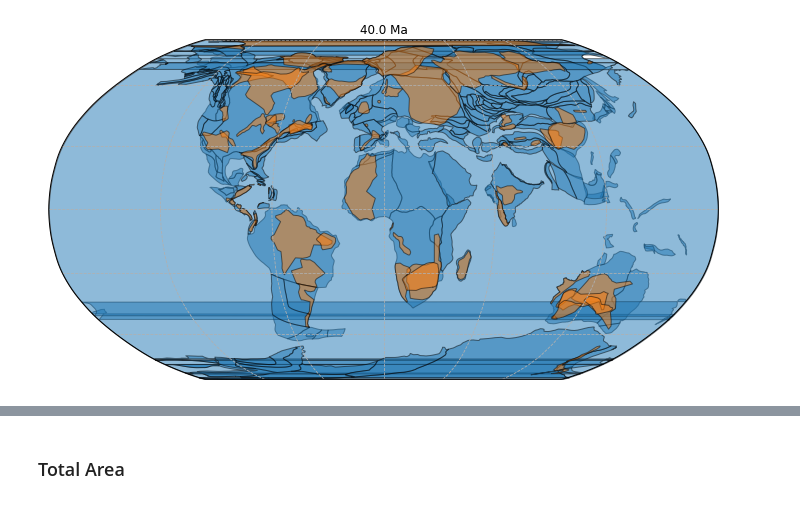
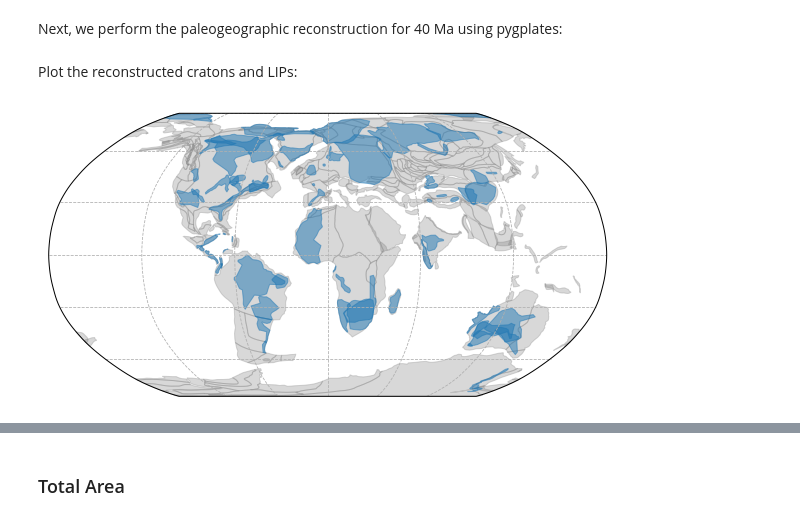
Before and after one commit to Swanson-Hysell-Group/2020_large_igneous_provinces, a Jupyter notebook: Code/LIP_Reconstruction.ipynb, the cells around one changed output, grey strips where cells are left out. Drawn from its saved outputs; the diff is of its cells as text; code cells hidden in the pictures.

```diff
--- a/Code/LIP_Reconstruction.ipynb
+++ b/Code/LIP_Reconstruction.ipynb
@@ -223,6 +229,8 @@ band_width = 5
 lat_mins = np.arange(-90           , 90           , band_width)
 lat_maxs = np.arange(-90+band_width, 90+band_width, band_width)
 lat_mids = lat_mins + (lat_maxs-lat_mins)/2
+# %% [markdown]
+Next, we perform the paleogeographic reconstruction for 40 Ma using pygplates:
 # %%
 # input parameters
 t = 40     #reconstruction time
@@ -235,7 +243,5 @@ pygplates.reconstruct(craton_feature_collection, model, reconstructed_cratons, t
 # carry out the reconstruction for the LIPs
 reconstructed_LIPs = []
 pygplates.reconstruct(LIP_feature_collection, model, reconstructed_LIPs, t, anchor)
-# %%
-plot_reconstruction([reconstructed_cratons, reconstructed_LIPs], ['C0','C1'], lon_0=0)
-# %% [output]
-[figure, removed]
+# %% [markdown]
+Plot the reconstructed cratons and LIPs:
@@ -241,0 +251,9 @@ plot_reconstruction([reconstructed_cratons, reconstructed_LIPs], ['C0','C1'], lo
+# %%
+fig, ax = plt.subplots(figsize=(10, 8), subplot_kw=dict(projection=ccrs.Robinson()))
+ax.set_global()
+ax.gridlines(xlocs=np.arange(-180,181,60),ylocs=np.arange(-90,91,30),linestyle='--')
+
+plot_reconstructed_features(ax, reconstructed_cratons, color='grey', alpha=0.3)
+plot_reconstructed_features(ax, reconstructed_LIPs, color='C0', alpha=0.5)
+# %% [output]
+[figure, added]
```
Also changed, not shown: parts of 58 cells of this notebook, 7 other files.
